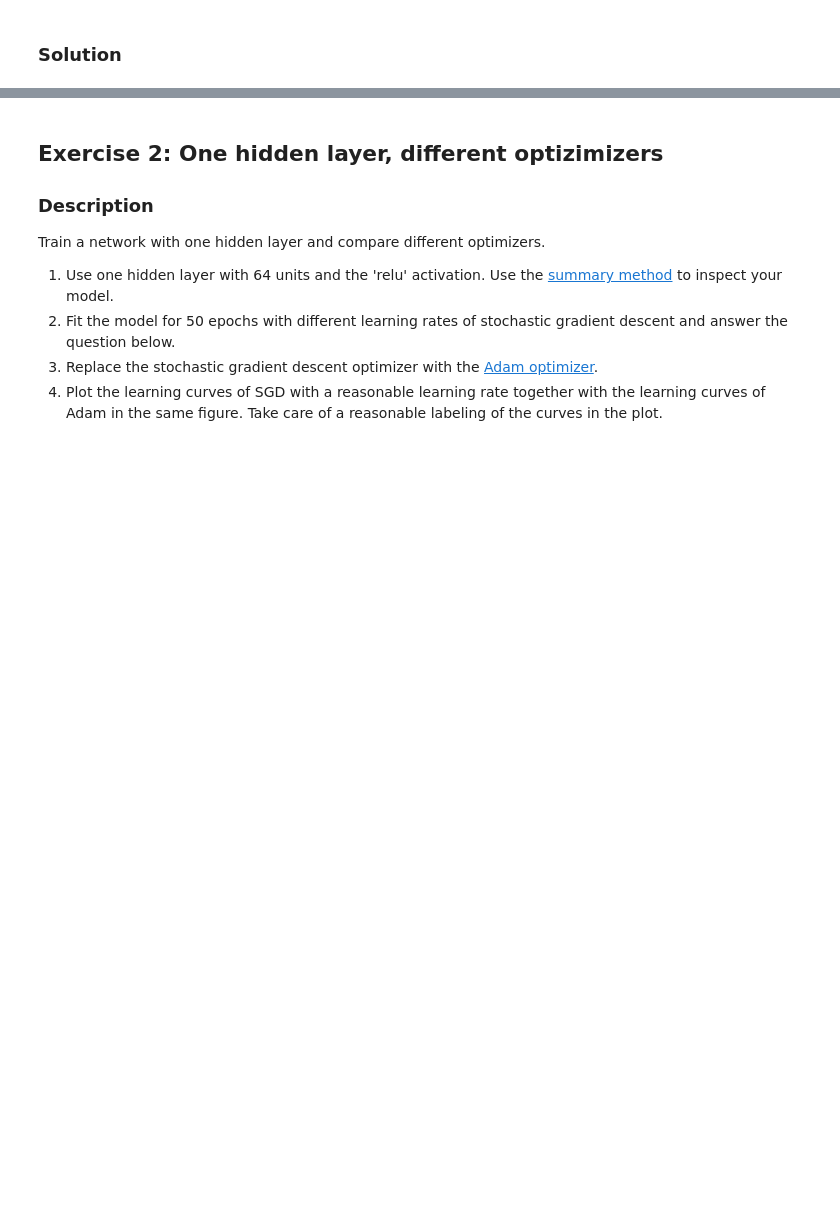
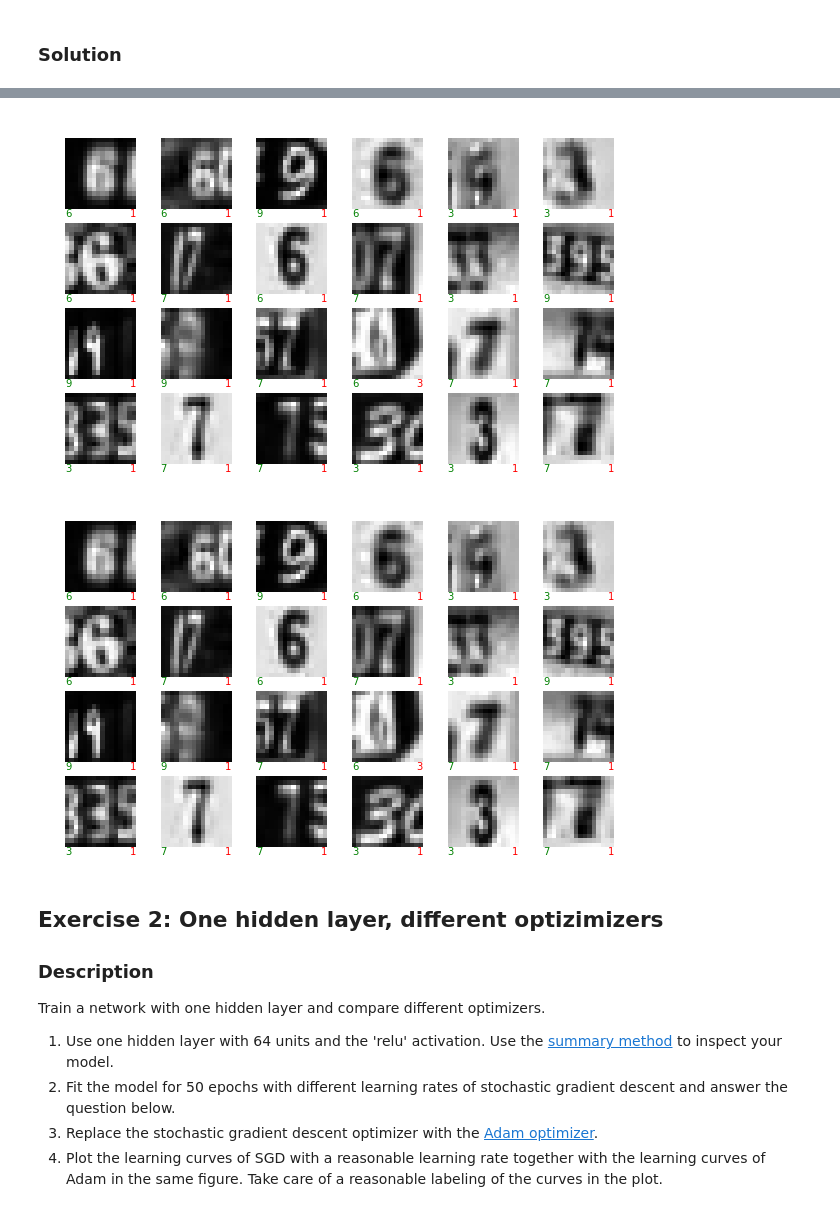
Before and after one commit to lguillain/Artificial-Neural-Networks, a Jupyter notebook: miniproject1/miniproject1_Leonore.ipynb, the cells around one changed output, grey strips where cells are left out. Saved outputs shown, nothing was run; the diff lists cells and outputs as text; code cells hidden in the pictures; blank space fills up the shorter version.

```diff
--- a/miniproject1/miniproject1_Leonore.ipynb
+++ b/miniproject1/miniproject1_Leonore.ipynb
@@ -244,5 +297,8 @@ indexes[0:100]
 # %%
-plot_some_samples(x_test, y_test, yhat_test, indexes, label_mapping = subset_of_classes)
+plot_some_samples(x_test, y_test, pred, indexes, label_mapping = subset_of_classes)
+# %% [output]
+[figure, added]
+[figure, added]
 # %% [markdown]
 ## Exercise 2: One hidden layer, different optizimizers
 ### Description
```
Also changed, not shown: parts of 32 cells of this notebook.
